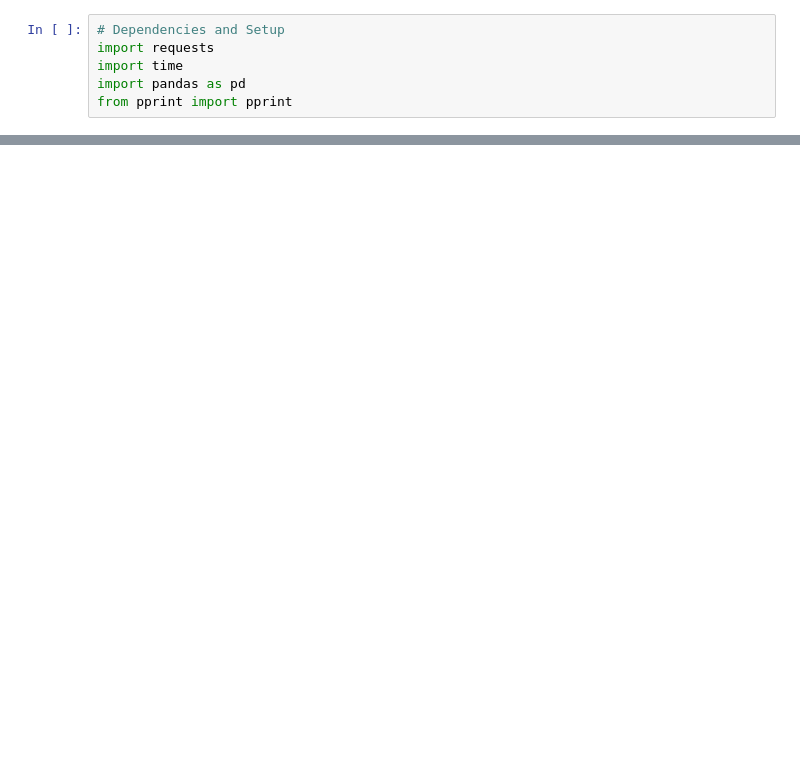
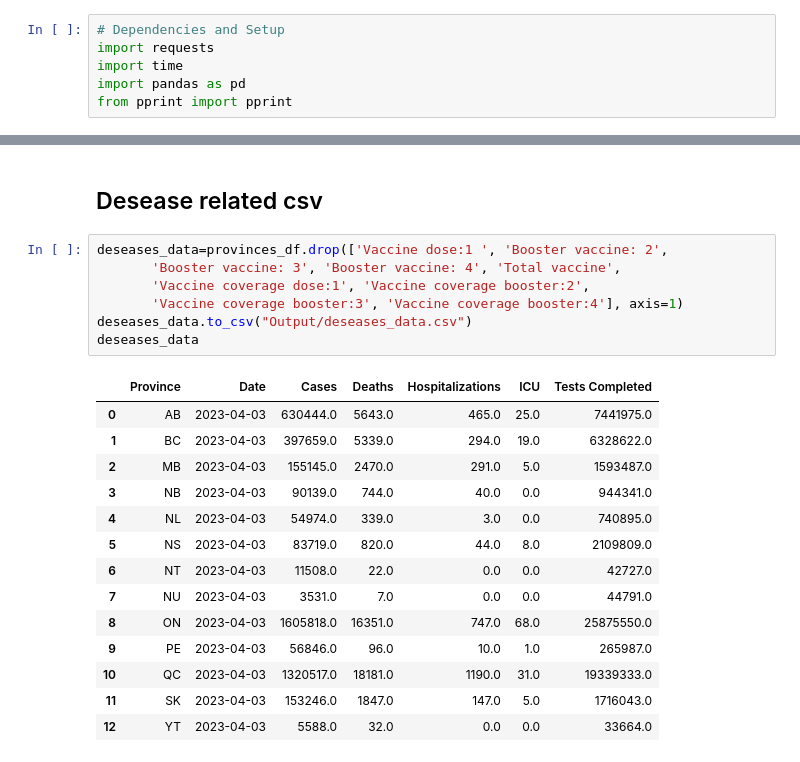
Before and after one commit to svafaeva93/Covid19AnalysisCanada, a Jupyter notebook: API_vaccination.ipynb, the cells around one changed output, grey strips where cells are left out. Cells and saved outputs as stored; diff of their text form; blank space fills up the shorter version.

Commit message:
added deseases

```diff
--- a/API_vaccination.ipynb
+++ b/API_vaccination.ipynb
@@ -116,0 +153,24 @@ provinces_df.to_csv("Output/vaccination.csv")
+# %% [markdown]
+## Desease related csv
+# %%
+deseases_data=provinces_df.drop(['Vaccine dose:1 ', 'Booster vaccine: 2',
+       'Booster vaccine: 3', 'Booster vaccine: 4', 'Total vaccine',
+       'Vaccine coverage dose:1', 'Vaccine coverage booster:2',
+       'Vaccine coverage booster:3', 'Vaccine coverage booster:4'], axis=1)
+deseases_data.to_csv("Output/deseases_data.csv")
+deseases_data
+# %% [output]
+|  | Province | Date | Cases | Deaths | Hospitalizations | ICU | Tests Completed |
+| 0 | AB | 2023-04-03 | 630444.0 | 5643.0 | 465.0 | 25.0 | 7441975.0 |
+| 1 | BC | 2023-04-03 | 397659.0 | 5339.0 | 294.0 | 19.0 | 6328622.0 |
+| 2 | MB | 2023-04-03 | 155145.0 | 2470.0 | 291.0 | 5.0 | 1593487.0 |
+| 3 | NB | 2023-04-03 | 90139.0 | 744.0 | 40.0 | 0.0 | 944341.0 |
+| 4 | NL | 2023-04-03 | 54974.0 | 339.0 | 3.0 | 0.0 | 740895.0 |
+| 5 | NS | 2023-04-03 | 83719.0 | 820.0 | 44.0 | 8.0 | 2109809.0 |
+| 6 | NT | 2023-04-03 | 11508.0 | 22.0 | 0.0 | 0.0 | 42727.0 |
+| 7 | NU | 2023-04-03 | 3531.0 | 7.0 | 0.0 | 0.0 | 44791.0 |
+| 8 | ON | 2023-04-03 | 1605818.0 | 16351.0 | 747.0 | 68.0 | 25875550.0 |
+| 9 | PE | 2023-04-03 | 56846.0 | 96.0 | 10.0 | 1.0 | 265987.0 |
+| 10 | QC | 2023-04-03 | 1320517.0 | 18181.0 | 1190.0 | 31.0 | 19339333.0 |
+| 11 | SK | 2023-04-03 | 153246.0 | 1847.0 | 147.0 | 5.0 | 1716043.0 |
+| 12 | YT | 2023-04-03 | 5588.0 | 32.0 | 0.0 | 0.0 | 33664.0 |
```
Also changed, not shown: parts of 10 cells of this notebook, 3 other files.
